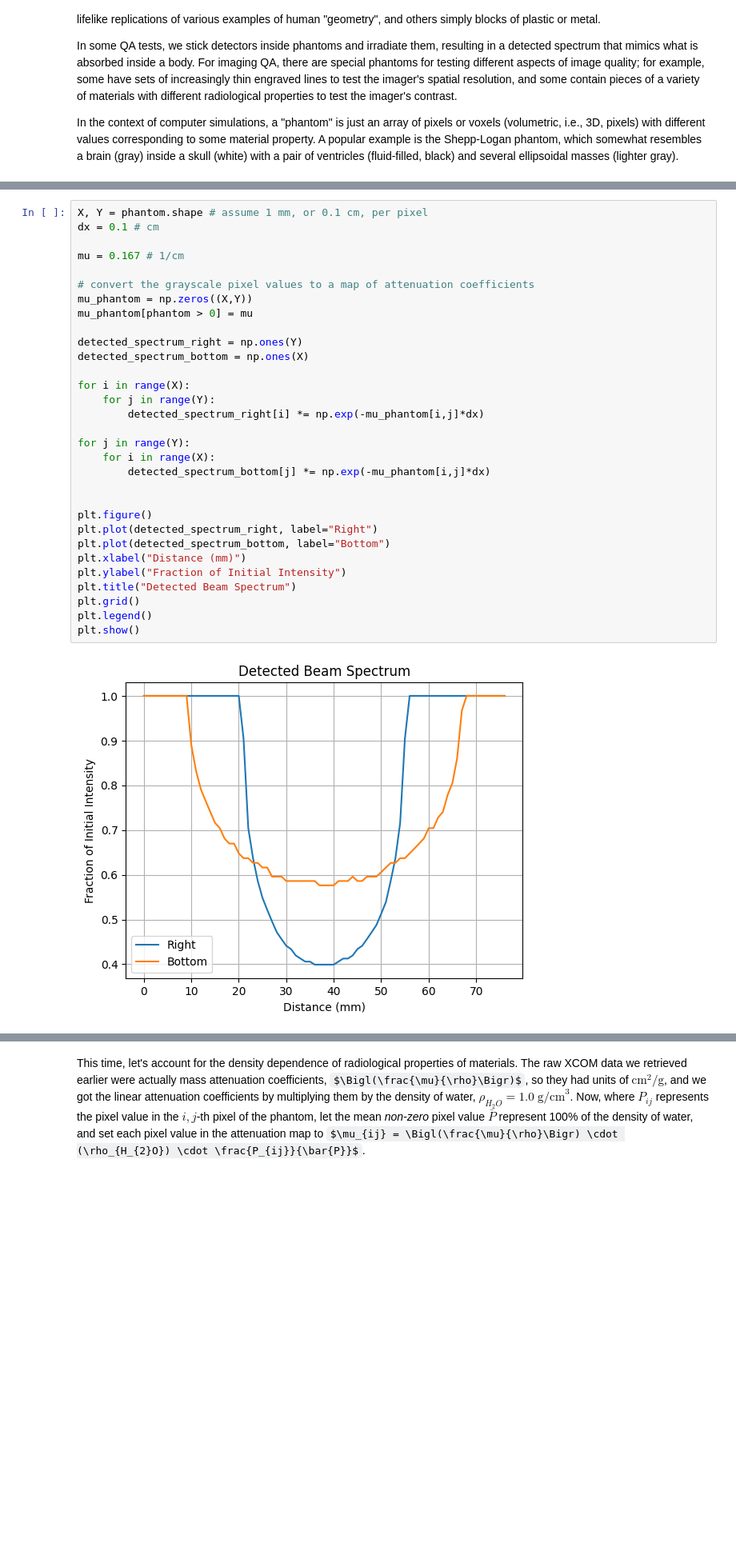
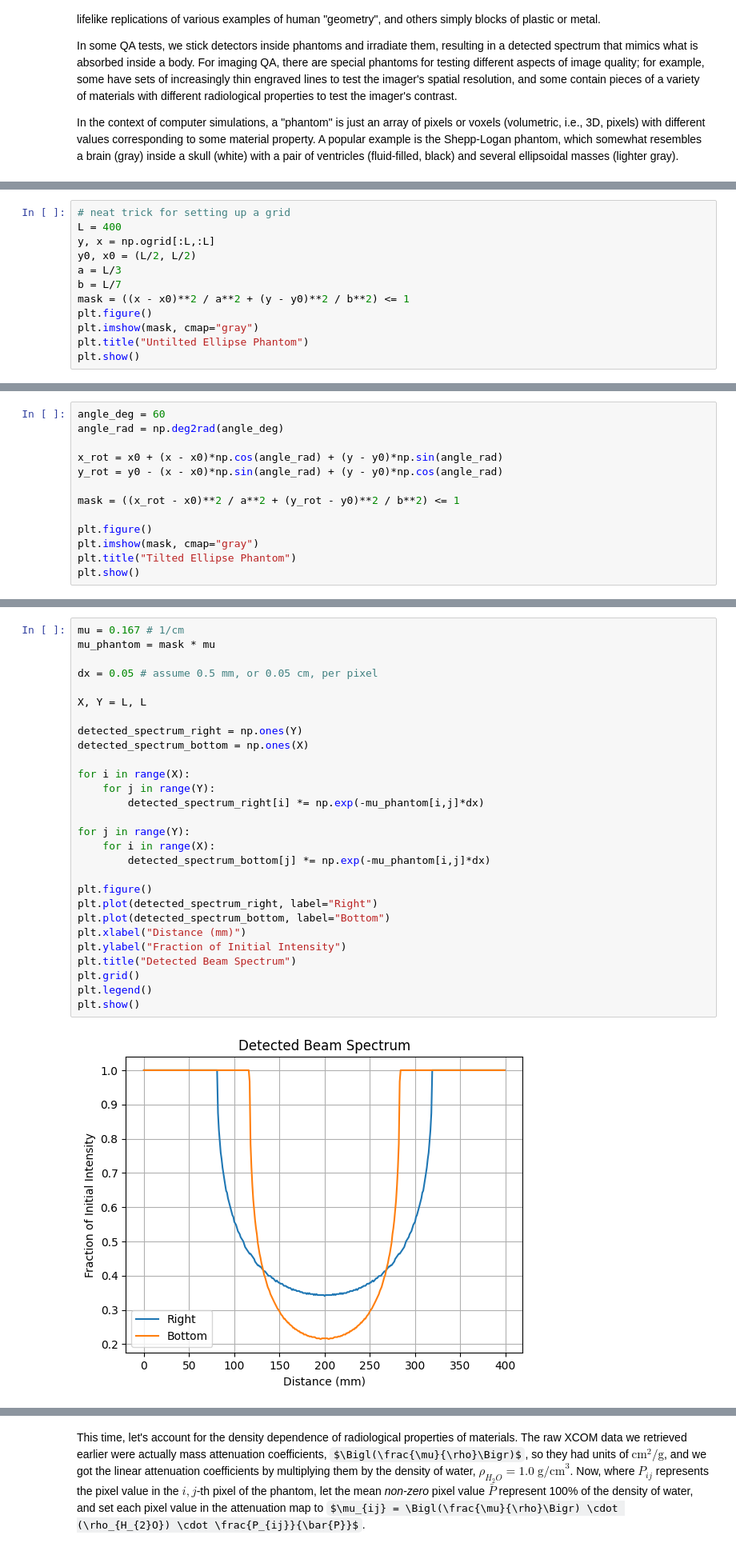
Before and after one commit to gwenethgray/CompBio, a Jupyter notebook: Imaging_Part_1_XRay.ipynb, the cells around one changed output, grey strips where cells are left out. Shown at 80% size. Saved outputs shown, nothing was run; the diff lists cells and outputs as text; some formulas as TeX source; blank space fills up the shorter version.

```diff
--- a/Imaging_Part_1_XRay.ipynb
+++ b/Imaging_Part_1_XRay.ipynb
@@ -400,0 +366,12 @@ array([[0, 0, 0, ..., 0, 0, 0],
+# %%
+# neat trick for setting up a grid
+L = 400
+y, x = np.ogrid[:L,:L]
+y0, x0 = (L/2, L/2)
+a = L/3
+b = L/7
+mask = ((x - x0)**2 / a**2 + (y - y0)**2 / b**2) <= 1
+plt.figure()
+plt.imshow(mask, cmap="gray")
+plt.title("Untilted Ellipse Phantom")
+plt.show()
@@ -400,0 +406,13 @@ array([[0, 0, 0, ..., 0, 0, 0],
+# %%
+angle_deg = 60
+angle_rad = np.deg2rad(angle_deg)
+
+x_rot = x0 + (x - x0)*np.cos(angle_rad) + (y - y0)*np.sin(angle_rad)
+y_rot = y0 - (x - x0)*np.sin(angle_rad) + (y - y0)*np.cos(angle_rad)
+
+mask = ((x_rot - x0)**2 / a**2 + (y_rot - y0)**2 / b**2) <= 1
+
+plt.figure()
+plt.imshow(mask, cmap="gray")
+plt.title("Tilted Ellipse Phantom")
+plt.show()
@@ -403,36 +423,33 @@ Let's irradiate the phantom from the *left* with a monoenergetic beam of $100 \;
 # %%
-X, Y = phantom.shape # assume 1 mm, or 0.1 cm, per pixel
-dx = 0.1 # cm
+mu = 0.167 # 1/cm
+mu_phantom = mask * mu
 
-mu = 0.167 # 1/cm
+dx = 0.05 # assume 0.5 mm, or 0.05 cm, per pixel
 
-# convert the grayscale pixel values to a map of attenuation coefficients
-mu_phantom = np.zeros((X,Y))
-mu_phantom[phantom > 0] = mu
+X, Y = L, L
 
 detected_spectrum_right = np.ones(Y)
 detected_spectrum_bottom = np.ones(X)
 
 for i in range(X):
     for j in range(Y):
         detected_spectrum_right[i] *= np.exp(-mu_phantom[i,j]*dx)
 
 for j in range(Y):
     for i in range(X):
         detected_spectrum_bottom[j] *= np.exp(-mu_phantom[i,j]*dx)
 
-
 plt.figure()
 plt.plot(detected_spectrum_right, label="Right")
 plt.plot(detected_spectrum_bottom, label="Bottom")
 plt.xlabel("Distance (mm)")
 plt.ylabel("Fraction of Initial Intensity")
 plt.title("Detected Beam Spectrum")
 plt.grid()
 plt.legend()
 plt.show()
 # %% [output]
-[figure, old version]
+[figure, new version]
 # %% [markdown]
 This pair of signal profiles gives us some non-trivial information about the object being imaged; we could even reason that we are looking at an ellipse. But with only two angles, we do not have enough information to recover the tilt.
 
```
Also changed, not shown: parts of 38 cells of this notebook.
